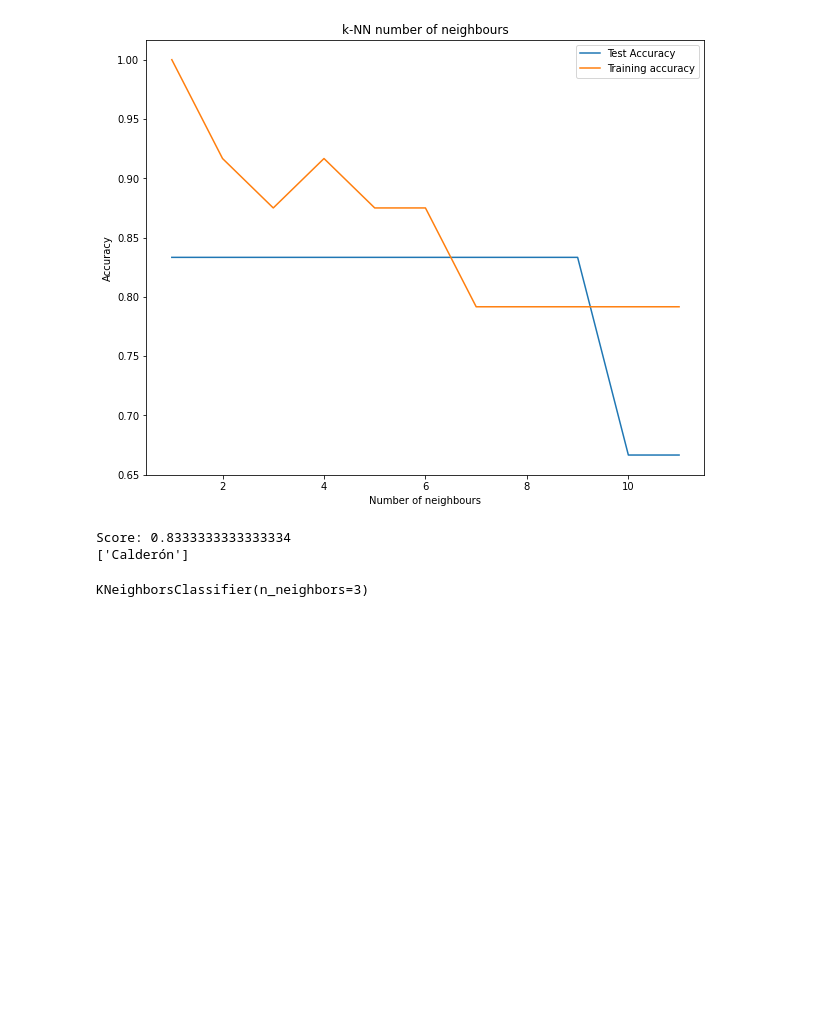
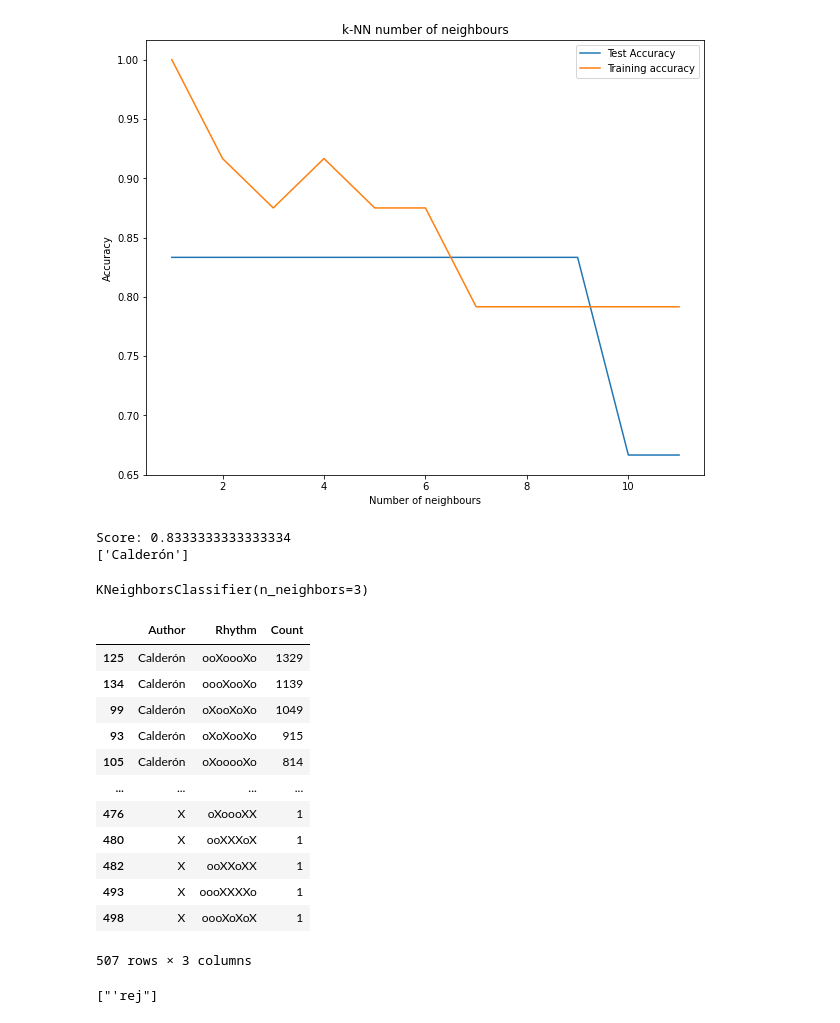
Before and after one commit to DrKroll/Computational-stylometry, a Jupyter notebook: metre/notebook.ipynb, the cells around one changed output. Drawn from its saved outputs; the diff is of its cells as text; code cells hidden in the pictures; blank space fills up the shorter version.

```diff
--- a/metre/notebook.ipynb
+++ b/metre/notebook.ipynb
@@ -522,3 +538,78 @@ Knn:
 Score: 0.8333333333333334
 ['Calderón']
 KNeighborsClassifier(n_neighbors=3)
+# %%
+cuenta_df = df[df['Syllables'] ==8].groupby(['Author','Rhythm']).size().reset_index(name='Count')
+cuenta_ordenada = cuenta_df.sort_values(by=['Author','Count'], ascending=[True, False])[['Author', 'Rhythm', 'Count']]
+# %%
+cuenta_ordenada
+# %% [output]
+|  | Author | Rhythm | Count |
+| 125 | Calderón | ooXoooXo | 1329 |
+| 134 | Calderón | oooXooXo | 1139 |
+| 99 | Calderón | oXooXoXo | 1049 |
+| 93 | Calderón | oXoXooXo | 915 |
+| 105 | Calderón | oXooooXo | 814 |
+| ... | ... | ... | ... |
+| 476 | X | oXoooXX | 1 |
+| 480 | X | ooXXXoX | 1 |
+| 482 | X | ooXXoXX | 1 |
+| 493 | X | oooXXXXo | 1 |
+| 498 | X | oooXoXoX | 1 |
+507 rows × 3 columns
+# %%
+import re
+import silabeador
+
+
+consonantes = {'w': 'b', 'v': 'b', 'z': 'θ', 'x': 'ks', 'j': 'x', 'ch':'tʃ',
+               'ñ': 'ɲ',
+               'qu': 'k', 'll': 'ʎ', 'ch':'tʃ', 'r': 'ɾ', 'ɾɾ': 'r',
+               'sɾ': 'sr', 'lɾ': 'lr', 'nɾ': 'nr',
+               'ce': 'θe', 'cé': 'θe', 'cë': 'θe',
+               'ci': 'θi', 'cí': 'θi', 'cï': 'θi', 'cj': 'θi',
+               'c': 'k', 'h':''}
+diacriticos = {'á': 'a', 'à': 'a', 'ä': 'a',
+               'é': 'e', 'è': 'e', 'ë': 'e',
+               'í': 'i', 'ì': 'i', 'ï': 'i',
+               'ó': 'o', 'ò': 'o', 'ö': 'o',
+               'ú': 'u', 'ù': 'u', 'ü': 'u'}
+
+
+def transcribe(palabra):
+    palabra = palabra.lower()
+    silabas_des = silabeador.silabas(palabra)
+    silabas = silabas_des.silabas
+    for idx, silaba in enumerate(silabas):
+        if silaba.endswith('y'):
+            if len(silaba) == 1:
+                silaba = 'i'
+            else:
+                silaba = silaba.replace('y', 'i')
+        for letras in consonantes:
+            if letras in silaba:
+                silaba  = silaba.replace(letras, consonantes[letras])
+        if 'g' in silaba:
+            for reg in [[r'g([eiéíiëï])', rf'x\1'],
+                        [r'g[u]([eiéíëï])', rf'g\1']]:
+                silaba = re.sub(reg[0], reg[1], silaba)
+        if 'gü' in silaba:
+            silaba = silaba.replace('gü', 'gw')
+        if re.search('[aeiouáéíóú]{2,}', silaba):
+            silaba = re.sub(r'([aeiouáééó])i', rf'\1j', silaba)
+            silaba = re.sub(r'([aeiouáééó])u', rf'\1w', silaba)
+        if re.search('[ui][aeiouáééiíóú]', silaba):
+            silaba = re.sub(r'i([aeouáééiíóú])', rf'j\1', silaba)
+            silaba = re.sub(r'u([aeioáééiíóú])', rf'w\1', silaba)
+        for letra in diacriticos:
+            if letra in silaba:
+                silaba = silaba.replace(letra, diacriticos[letra])
+        silabas[idx] = silaba
+    if silabas[0].startswith('ɾ'):
+        silabas[0] = re.sub('^ɾ', 'r', silabas[0])
+    silabas[silabas_des.tonica] = f"'{silabas[silabas_des.tonica]}"
+    return silabas
+
+transcribe('rey')
+# %% [output]
+["'rej"]
```
Also changed, not shown: parts of 45 cells of this notebook, 3 other files.
